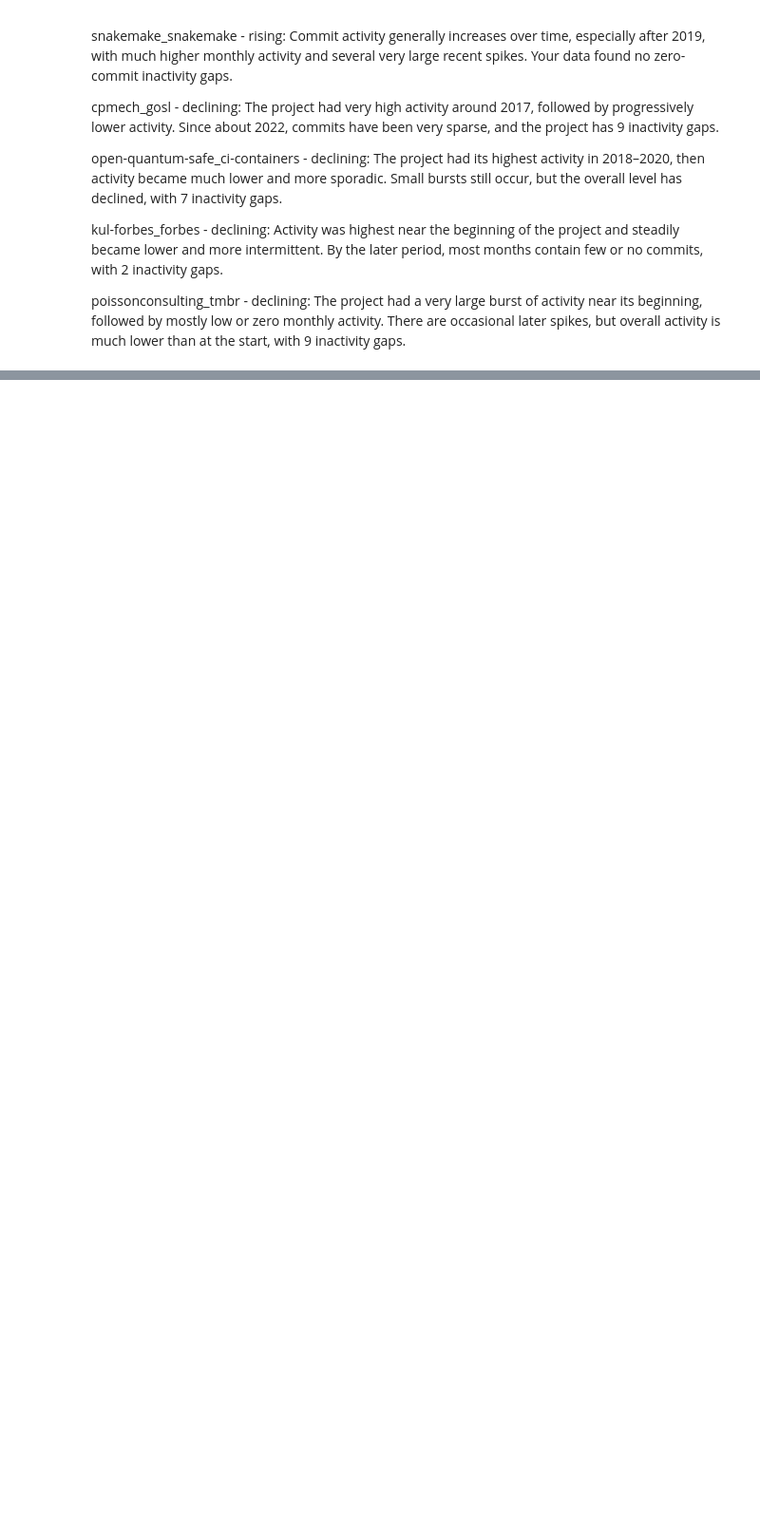
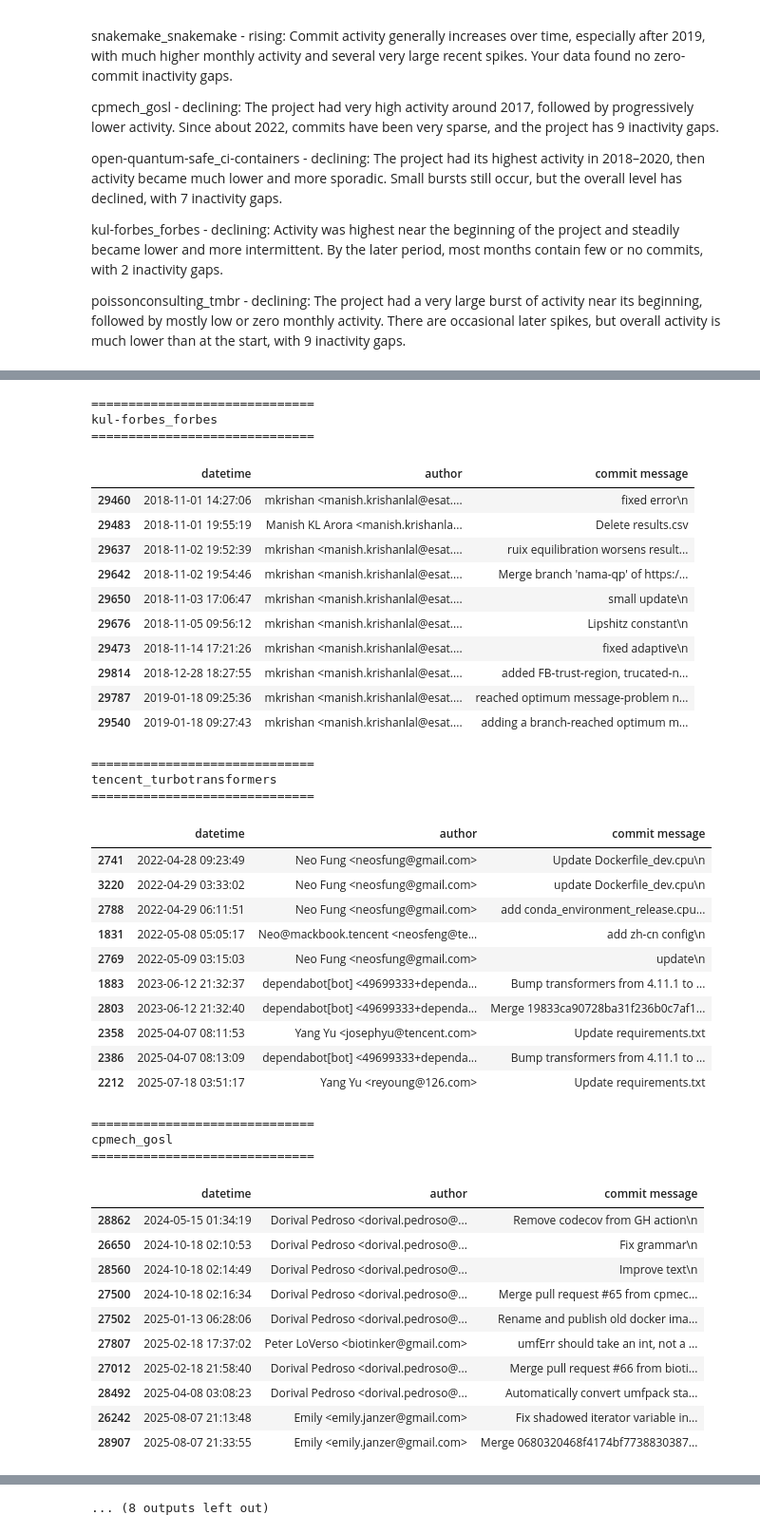
Before and after one commit to Dubu911/MiniProject2, a Jupyter notebook: dkim68_vis.ipynb, the cells around one changed output, grey strips where cells are left out. Shown at 95% size. Cells and saved outputs as stored; diff of their text form; code cells hidden in the pictures; blank space fills up the shorter version.

```diff
--- a/dkim68_vis.ipynb
+++ b/dkim68_vis.ipynb
@@ -533,0 +697,17 @@ final_stats.to_csv(
+# %%
+for project in gap_commits["prj"].unique():
+
+    print("\n==============================")
+    print(project)
+    print("==============================")
+
+    for period in ["pre", "post"]:
+
+        print(f"\n--- {period.upper()} ---")
+
+        display(
+            gap_commits[
+                (gap_commits["prj"] == project) &
+                (gap_commits["pre/post"] == period)
+            ][["message"]]
+        )
@@ -533,0 +886,62 @@ final_stats.to_csv(
+# %%
+recent_commits = (
+    commits
+    .sort_values("datetime")
+    .groupby("project_wocid")
+    .tail(10)
+)
+
+for project in recent_commits["project_wocid"].unique():
+
+    print("\n==============================")
+    print(project)
+    print("==============================")
+
+    display(
+        recent_commits[
+            recent_commits["project_wocid"] == project
+        ][["datetime", "author", "commit message"]]
+    )
+# %% [output]
+==============================
+kul-forbes_forbes
+==============================
+|  | datetime | author | commit message |
+| 29460 | 2018-11-01 14:27:06 | mkrishan <manish.krishanlal@esat.... | fixed error\n |
+| 29483 | 2018-11-01 19:55:19 | Manish KL Arora <manish.krishanla... | Delete results.csv |
+| 29637 | 2018-11-02 19:52:39 | mkrishan <manish.krishanlal@esat.... | ruix equilibration worsens result... |
+| 29642 | 2018-11-02 19:54:46 | mkrishan <manish.krishanlal@esat.... | Merge branch 'nama-qp' of https:/... |
+| 29650 | 2018-11-03 17:06:47 | mkrishan <manish.krishanlal@esat.... | small update\n |
+| 29676 | 2018-11-05 09:56:12 | mkrishan <manish.krishanlal@esat.... | Lipshitz constant\n |
+| 29473 | 2018-11-14 17:21:26 | mkrishan <manish.krishanlal@esat.... | fixed adaptive\n |
+| 29814 | 2018-12-28 18:27:55 | mkrishan <manish.krishanlal@esat.... | added FB-trust-region, trucated-n... |
+| 29787 | 2019-01-18 09:25:36 | mkrishan <manish.krishanlal@esat.... | reached optimum message-problem n... |
+| 29540 | 2019-01-18 09:27:43 | mkrishan <manish.krishanlal@esat.... | adding a branch-reached optimum m... |
+==============================
+tencent_turbotransformers
+==============================
+|  | datetime | author | commit message |
+| 2741 | 2022-04-28 09:23:49 | Neo Fung <neosfung@gmail.com> | Update Dockerfile_dev.cpu\n |
+| 3220 | 2022-04-29 03:33:02 | Neo Fung <neosfung@gmail.com> | update Dockerfile_dev.cpu\n |
+| 2788 | 2022-04-29 06:11:51 | Neo Fung <neosfung@gmail.com> | add conda_environment_release.cpu... |
+| 1831 | 2022-05-08 05:05:17 | Neo@mackbook.tencent <neosfeng@te... | add zh-cn config\n |
+| 2769 | 2022-05-09 03:15:03 | Neo Fung <neosfung@gmail.com> | update\n |
+| 1883 | 2023-06-12 21:32:37 | dependabot[bot] <49699333+dependa... | Bump transformers from 4.11.1 to ... |
+| 2803 | 2023-06-12 21:32:40 | dependabot[bot] <49699333+dependa... | Merge 19833ca90728ba31f236b0c7af1... |
+| 2358 | 2025-04-07 08:11:53 | Yang Yu <josephyu@tencent.com> | Update requirements.txt |
+| 2386 | 2025-04-07 08:13:09 | dependabot[bot] <49699333+dependa... | Bump transformers from 4.11.1 to ... |
+| 2212 | 2025-07-18 03:51:17 | Yang Yu <reyoung@126.com> | Update requirements.txt |
+==============================
+cpmech_gosl
+==============================
+|  | datetime | author | commit message |
+| 28862 | 2024-05-15 01:34:19 | Dorival Pedroso <dorival.pedroso@... | Remove codecov from GH action\n |
+| 26650 | 2024-10-18 02:10:53 | Dorival Pedroso <dorival.pedroso@... | Fix grammar\n |
+| 28560 | 2024-10-18 02:14:49 | Dorival Pedroso <dorival.pedroso@... | Improve text\n |
+| 27500 | 2024-10-18 02:16:34 | Dorival Pedroso <dorival.pedroso@... | Merge pull request #65 from cpmec... |
+| 27502 | 2025-01-13 06:28:06 | Dorival Pedroso <dorival.pedroso@... | Rename and publish old docker ima... |
+| 27807 | 2025-02-18 17:37:02 | Peter LoVerso <biotinker@gmail.com> | umfErr should take an int, not a ... |
+| 27012 | 2025-02-18 21:58:40 | Dorival Pedroso <dorival.pedroso@... | Merge pull request #66 from bioti... |
+| 28492 | 2025-04-08 03:08:23 | Dorival Pedroso <dorival.pedroso@... | Automatically convert umfpack sta... |
+| 26242 | 2025-08-07 21:13:48 | Emily <emily.janzer@gmail.com> | Fix shadowed iterator variable in... |
+| 28907 | 2025-08-07 21:33:55 | Emily <emily.janzer@gmail.com> | Merge 0680320468f4174bf7738830387... |
@@ -533,0 +990 @@ final_stats.to_csv(
+... (8 outputs left out)
```
Also changed, not shown: parts of 15 cells of this notebook, 12 other files.
